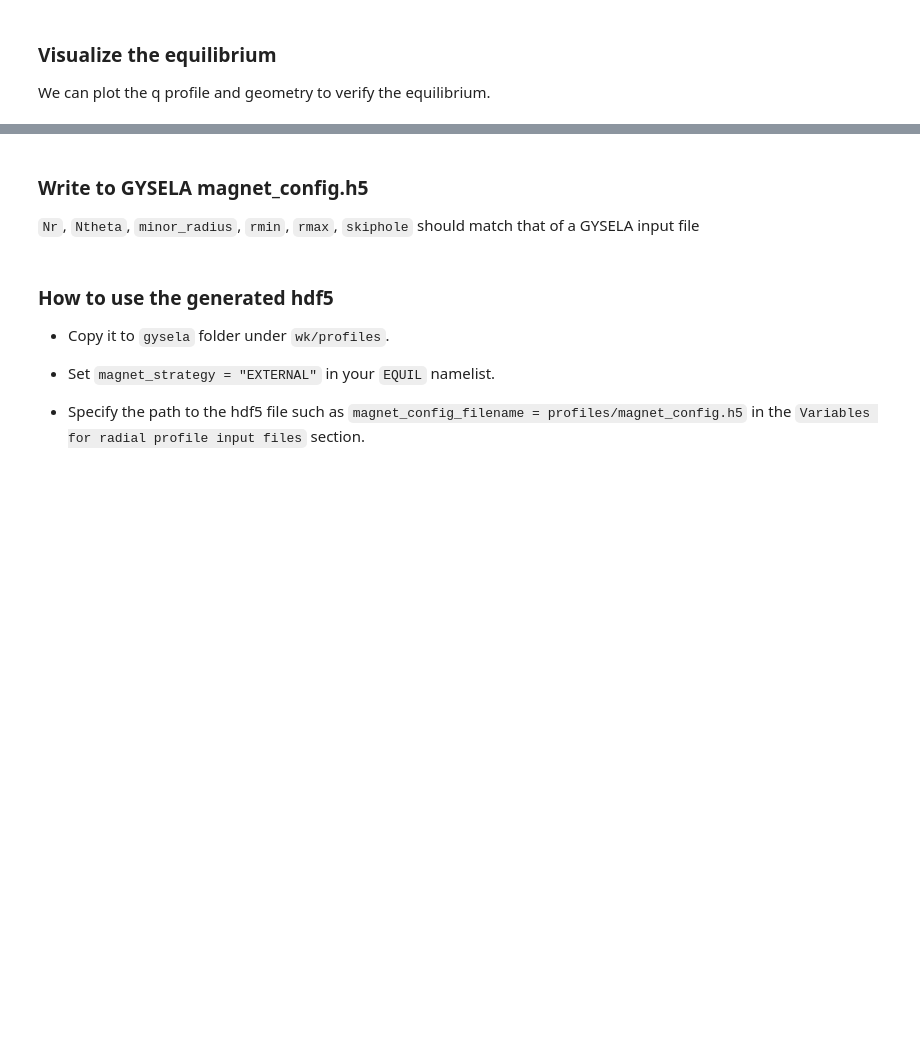
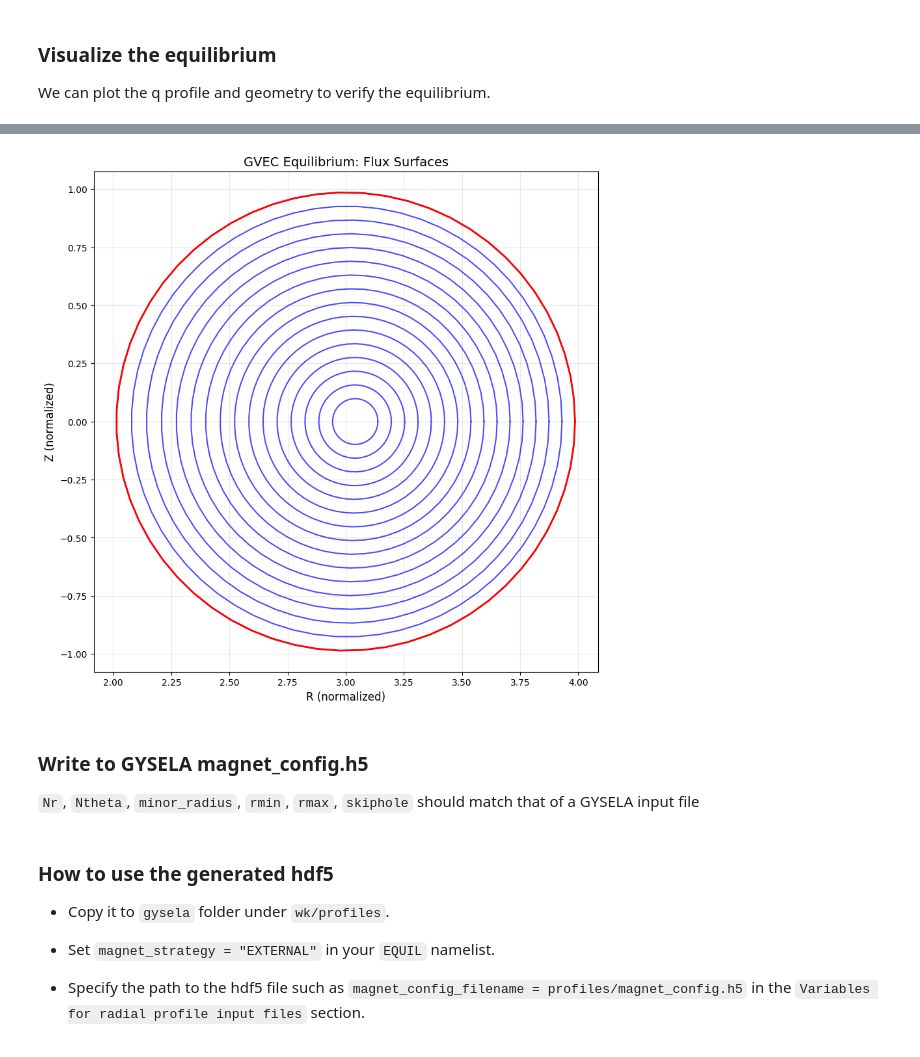
Before and after one commit to gyselax/gysela_magnet_conf, a Jupyter notebook: examples/gvec.ipynb, the cells around one changed output, grey strips where cells are left out. Saved outputs shown, nothing was run; the diff lists cells and outputs as text; code cells hidden in the pictures; blank space fills up the shorter version.

```diff
--- a/examples/gvec.ipynb
+++ b/examples/gvec.ipynb
@@ -85,24 +87,26 @@ Error:
 # %%
 # Plot geometry (flux surfaces)
-r_plot = np.linspace(0.1, 1.2, 16)
+r_plot = np.linspace(0.1, 1, 16)
 theta_plot = np.linspace(0, 2*np.pi, 64)
 phi_plot = np.array([0.0])
 
 R, Z = gvecmc.get_RZ(r_plot, theta_plot, phi_plot)
 
 plt.figure(figsize=(10, 10))
 for i in range(len(r_plot)):
     plt.plot(R[i, :, 0], Z[i, :, 0], 'b-', linewidth=1.5, alpha=0.7)
 
 # Plot the last surface (edge) in red
 plt.plot(R[-1, :, 0], Z[-1, :, 0], 'r-', linewidth=2)
 
 plt.axis('equal')
 plt.xlabel('R (normalized)', fontsize=12)
 plt.ylabel('Z (normalized)', fontsize=12)
 plt.title('GVEC Equilibrium: Flux Surfaces', fontsize=14)
 plt.grid(True, alpha=0.3)
 plt.show()
+# %% [output]
+[figure, added]
 # %% [markdown]
 ### Write to GYSELA magnet_config.h5 ###
 
```
Also changed, not shown: parts of 17 cells of this notebook.
